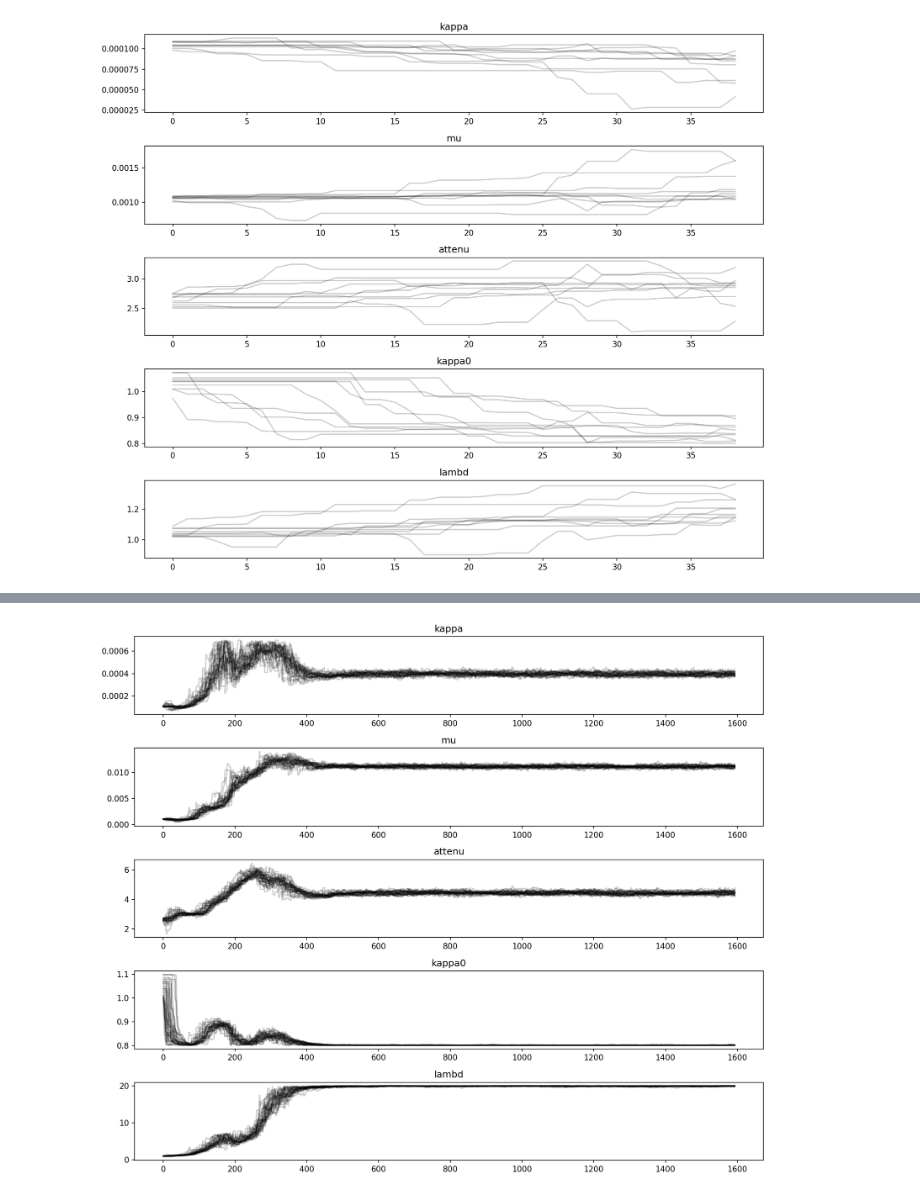
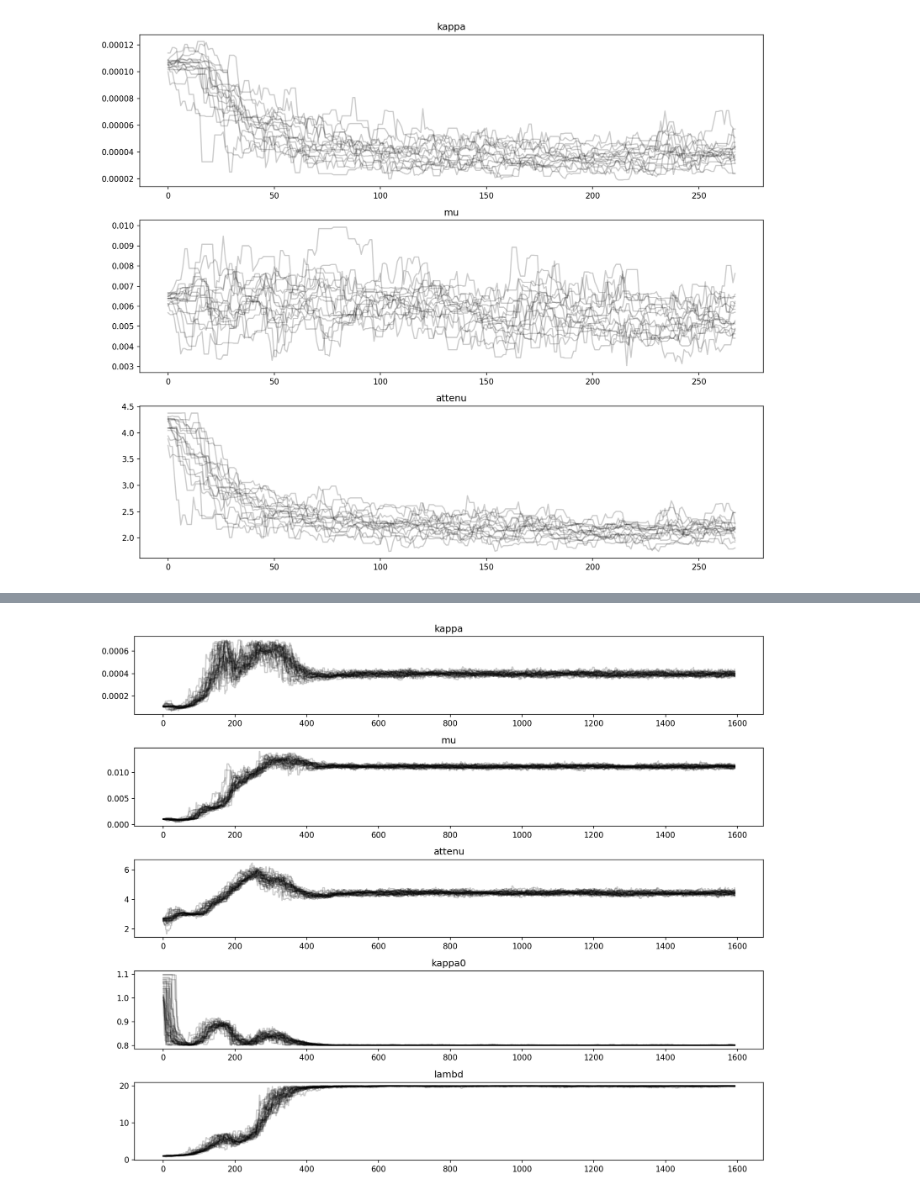
Before and after one commit to reykboerner/diusst, a Jupyter notebook: analysis/bayesian_view5.ipynb, the cells around one changed output, grey strips where cells are left out. Cells and saved outputs as stored; diff of their text form; code cells hidden in the pictures.

```diff
--- a/analysis/bayesian_view5.ipynb
+++ b/analysis/bayesian_view5.ipynb
@@ -11,7 +11,8 @@ param_names = ['kappa','mu','attenu','kappa0','lambd']
 #name1 = '../output/210805-031128_M-I5-F1'
 #name1 = '../output/210805-161158_M-I5-G1-test'
 #name1 = '../output/210805-164515_M-I5-G1-test'
-name1 = '../output/210806-033752_M-I6-A1-final'
+#name1 = '../output/210806-033752_M-I6-A1-final'
+name1 = '../output/210807-195122_3p-calbay-A1'
 
 #parameter that excludes 0 in range
 param_nonzero = 2
@@ -60,10 +51,10 @@ plt.show()
-# %%
-fig, ax = plt.subplots(len(param_names),1,figsize=(12,10),dpi=150)
-for i in range(len(param_names)):
-    ax[i].plot(chain1[:,:,i],c='k',alpha=0.2)
-    ax[i].set(title=param_names[i])
-
-fig.tight_layout()
-plt.show()
-# %% [output]
-[figure, removed]
+# %%
+fig, ax = plt.subplots(3,1,figsize=(12,10),dpi=150)
+for i in range(3):
+    ax[i].plot(chain1[:,:,i],c='k',alpha=0.2)
+    ax[i].set(title=param_names[i])
+
+fig.tight_layout()
+plt.show()
+# %% [output]
+[figure, added]
```
Also changed, not shown: parts of 3 cells of this notebook, 8 other files.
